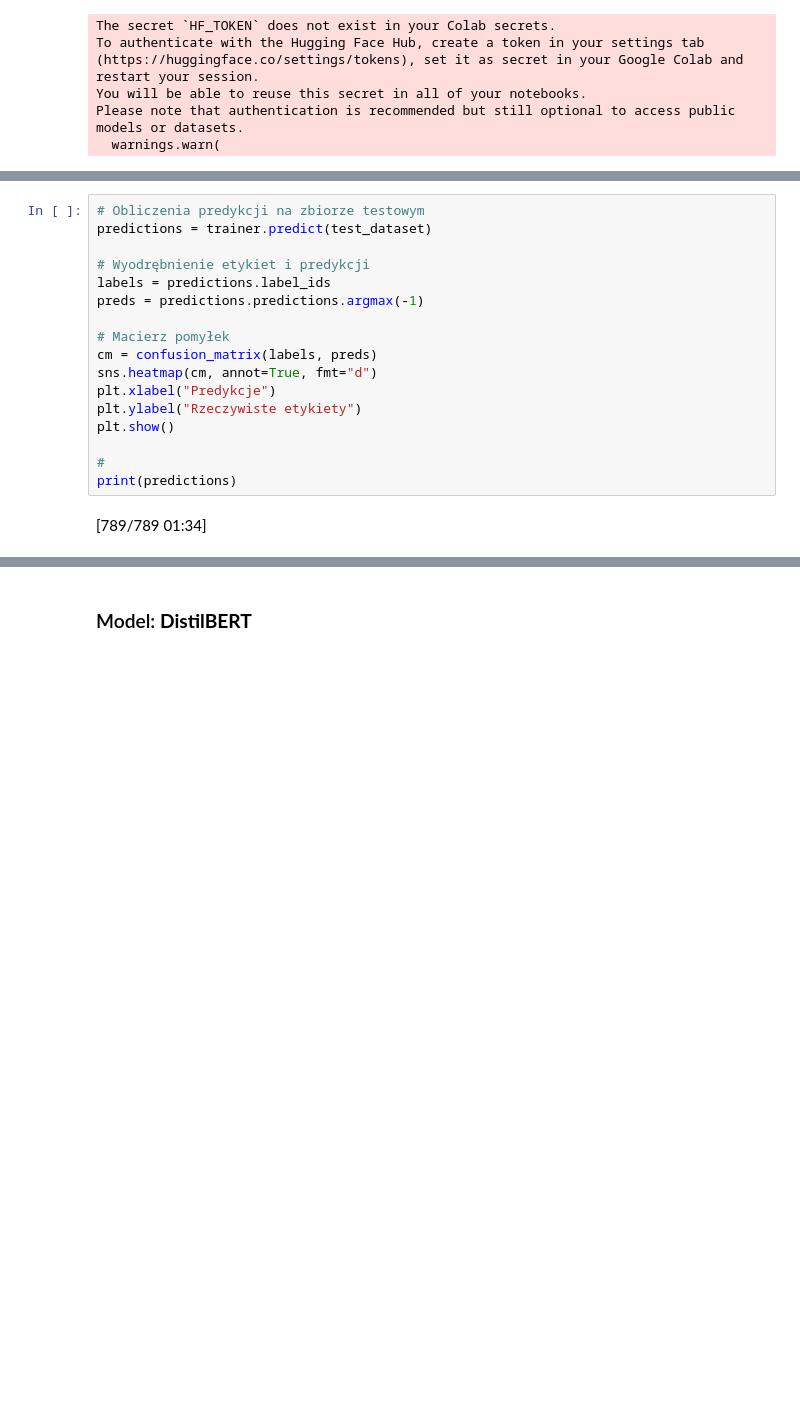
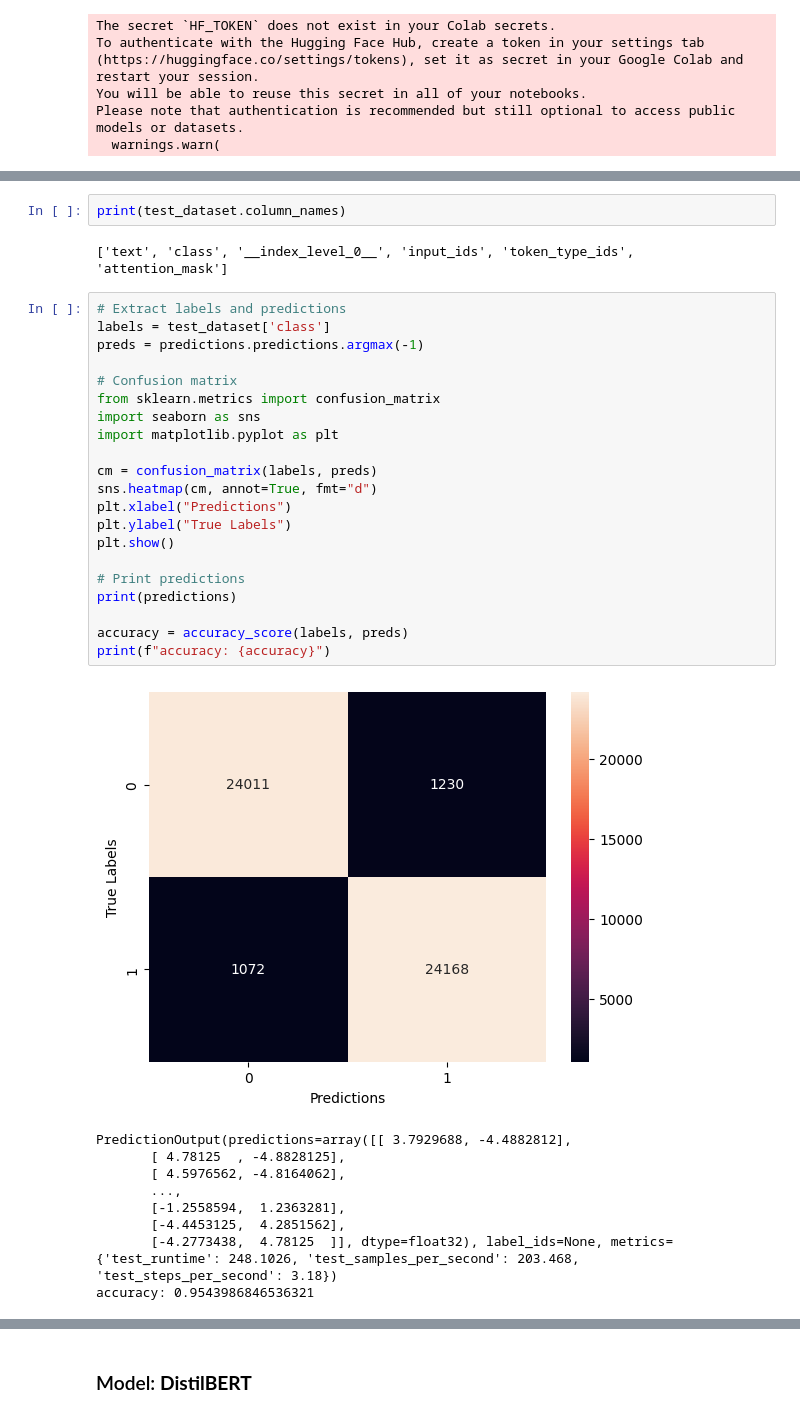
Before and after one commit to vnprr/LifeThread, a Jupyter notebook: Life_Threat.ipynb, the cells around one changed output, grey strips where cells are left out. Cells and saved outputs as stored; diff of their text form; blank space fills up the shorter version.

```diff
--- a/Life_Threat.ipynb
+++ b/Life_Threat.ipynb
@@ -473,19 +529,35 @@ You should probably TRAIN this model on a down-stream task to be able to use it
+# %%
+print(test_dataset.column_names)
+# %% [output]
+['text', 'class', '__index_level_0__', 'input_ids', 'token_type_ids', 'attention_mask']
 # %%
-# Obliczenia predykcji na zbiorze testowym
-predictions = trainer.predict(test_dataset)
-
-# Wyodrębnienie etykiet i predykcji
-labels = predictions.label_ids
+# Extract labels and predictions
+labels = test_dataset['class']
 preds = predictions.predictions.argmax(-1)
 
-# Macierz pomyłek
+# Confusion matrix
+from sklearn.metrics import confusion_matrix
+import seaborn as sns
+import matplotlib.pyplot as plt
+
 cm = confusion_matrix(labels, preds)
 sns.heatmap(cm, annot=True, fmt="d")
-plt.xlabel("Predykcje")
-plt.ylabel("Rzeczywiste etykiety")
+plt.xlabel("Predictions")
+plt.ylabel("True Labels")
 plt.show()
 
-#
+# Print predictions
 print(predictions)
+
+accuracy = accuracy_score(labels, preds)
+print(f"accuracy: {accuracy}")
 # %% [output]
-[789/789 01:34]
+[figure, added]
+PredictionOutput(predictions=array([[ 3.7929688, -4.4882812],
+       [ 4.78125  , -4.8828125],
+       [ 4.5976562, -4.8164062],
+       ...,
+       [-1.2558594,  1.2363281],
+       [-4.4453125,  4.2851562],
+       [-4.2773438,  4.78125  ]], dtype=float32), label_ids=None, metrics={'test_runtime': 248.1026, 'test_samples_per_second': 203.468, 'test_steps_per_second': 3.18})
+accuracy: 0.9543986846536321
```
Also changed, not shown: parts of 15 cells of this notebook.
